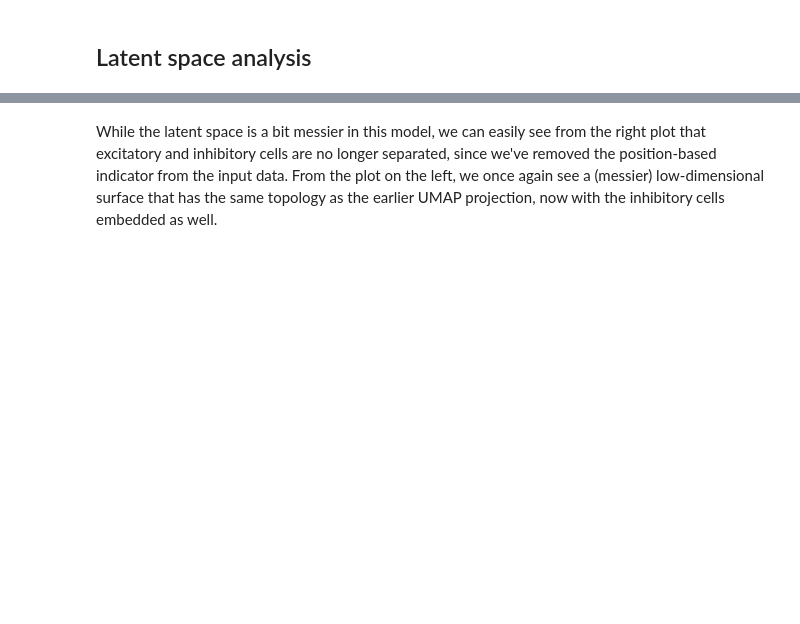
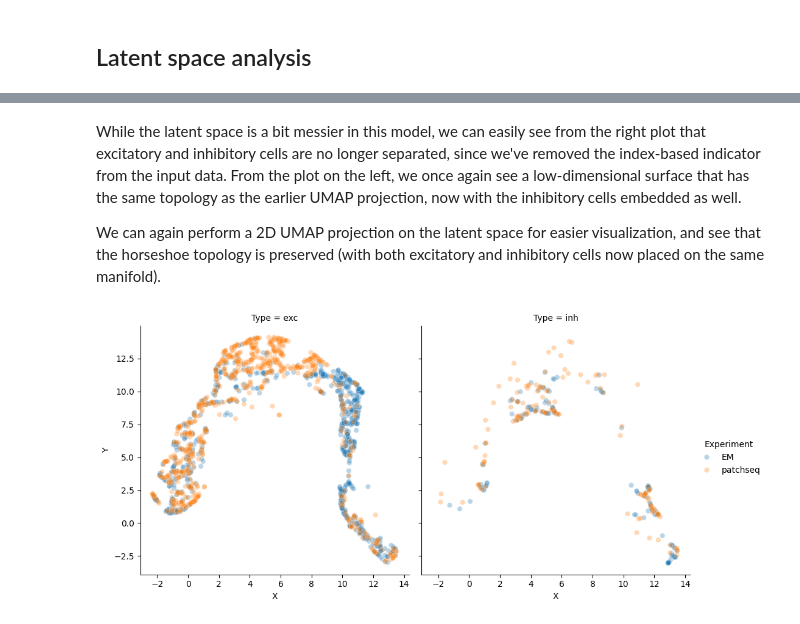
Before and after one commit to AllenInstitute/cplAE_MET, a Jupyter notebook: notebooks/Morph_EMvsPatchSeq.ipynb, the cells around one changed output, grey strips where cells are left out. Cells and saved outputs as stored; diff of their text form; code cells hidden in the pictures; blank space fills up the shorter version.

```diff
--- a/notebooks/Morph_EMvsPatchSeq.ipynb
+++ b/notebooks/Morph_EMvsPatchSeq.ipynb
@@ -163,2 +213,13 @@ leg_comb_type = ax_comb_type.legend(sc_comb_type.legend_elements()[0], labels_co
 # %% [markdown]
-While the latent space is a bit messier in this model, we can easily see from the right plot that excitatory and inhibitory cells are no longer separated, since we've removed the position-based indicator from the input data. From the plot on the left, we once again see a (messier) low-dimensional surface that has the same topology as the earlier UMAP projection, now with the inhibitory cells embedded as well.
+While the latent space is a bit messier in this model, we can easily see from the right plot that excitatory and inhibitory cells are no longer separated, since we've removed the index-based indicator from the input data. From the plot on the left, we once again see a low-dimensional surface that has the same topology as the earlier UMAP projection, now with the inhibitory cells embedded as well.
+
+We can again perform a 2D UMAP projection on the latent space for easier visualization, and see that the horseshoe topology is preserved (with both excitatory and inhibitory cells now placed on the same manifold).
+# %%
+proj_latent_comb = umap.UMAP().fit_transform(latent_comb_samp)
+# %%
+%matplotlib inline
+plot = sns.relplot(data = {"X": proj_latent_comb[:, 0], "Y": proj_latent_comb[:, 1], "Experiment": anno_samp["platform"],
+                           "Type": anno_samp["class"]}, x = "X", y = "Y", hue = "Experiment", col = "Type", alpha = 0.3)
+plt.show()
+# %% [output]
+[figure, added]
```
Also changed, not shown: parts of 20 cells of this notebook.
